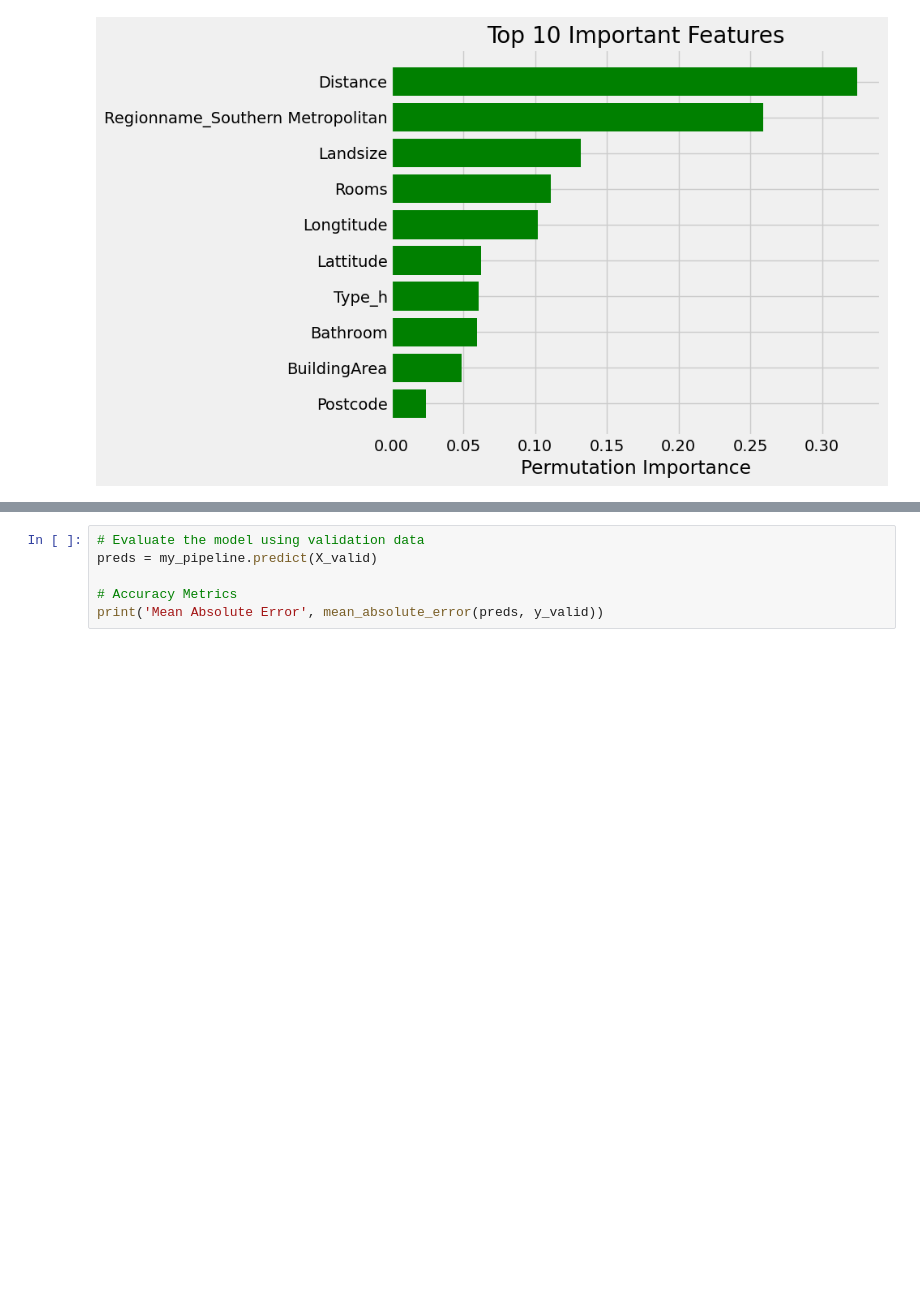
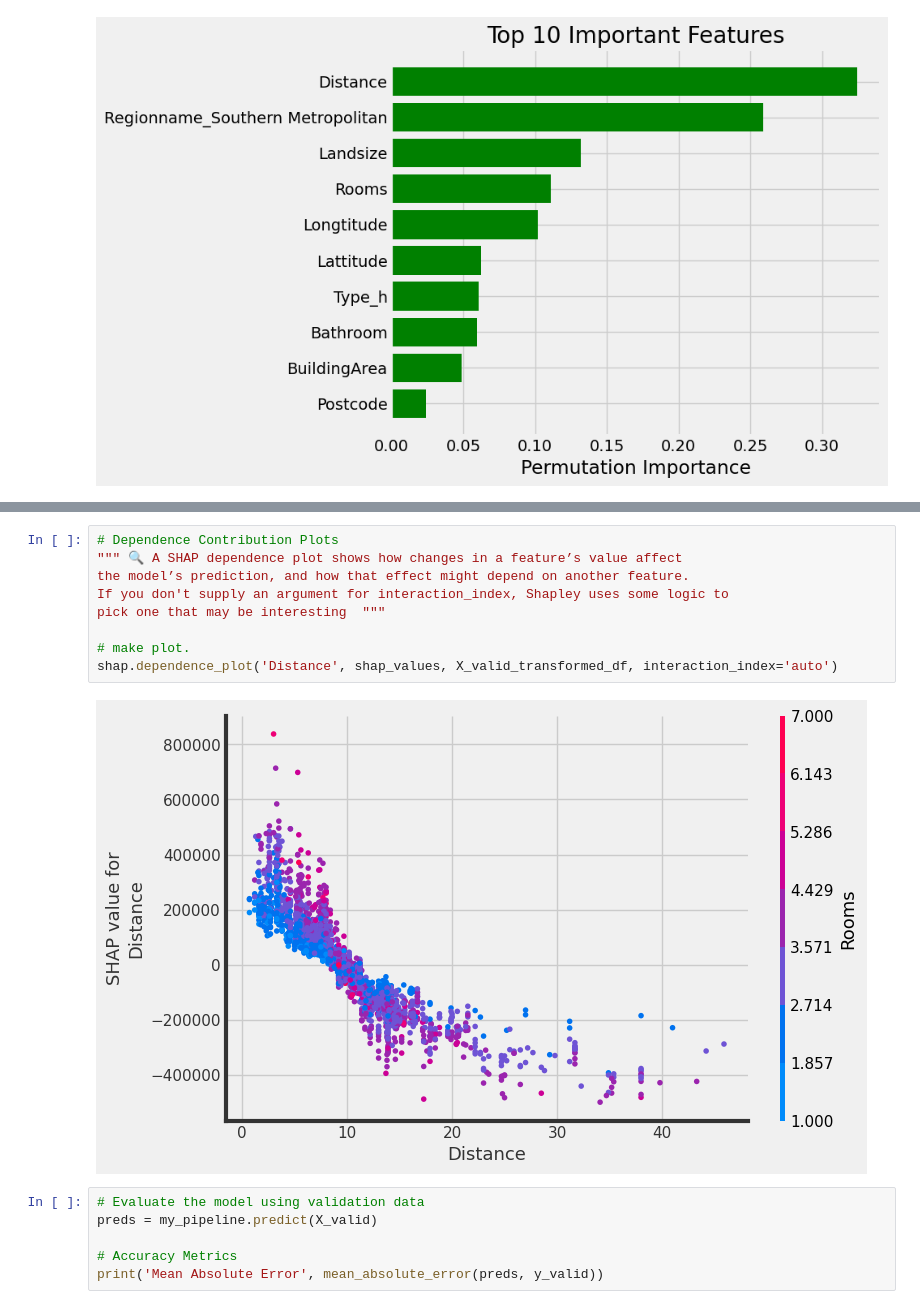
Before and after one commit to godsonginika/Data-Science-ML-Projects, a Jupyter notebook: House Price Prediction.ipynb, the cells around one changed output, grey strips where cells are left out. Drawn from its saved outputs; the diff is of its cells as text; blank space fills up the shorter version.

```diff
--- a/House Price Prediction.ipynb
+++ b/House Price Prediction.ipynb
@@ -158,3 +236,14 @@ plt.show()
+# %%
+# Dependence Contribution Plots
+""" 🔍 A SHAP dependence plot shows how changes in a feature’s value affect
+the model’s prediction, and how that effect might depend on another feature.
+If you don't supply an argument for interaction_index, Shapley uses some logic to
+pick one that may be interesting  """
+
+# make plot.
+shap.dependence_plot('Distance', shap_values, X_valid_transformed_df, interaction_index='auto')
+# %% [output]
+[figure, added]
 # %%
 # Evaluate the model using validation data
 preds = my_pipeline.predict(X_valid)
```
Also changed, not shown: parts of 6 cells of this notebook.
